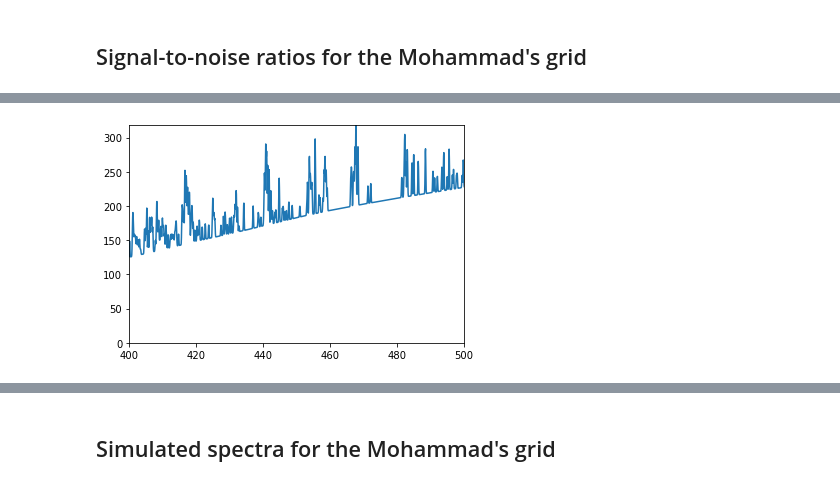
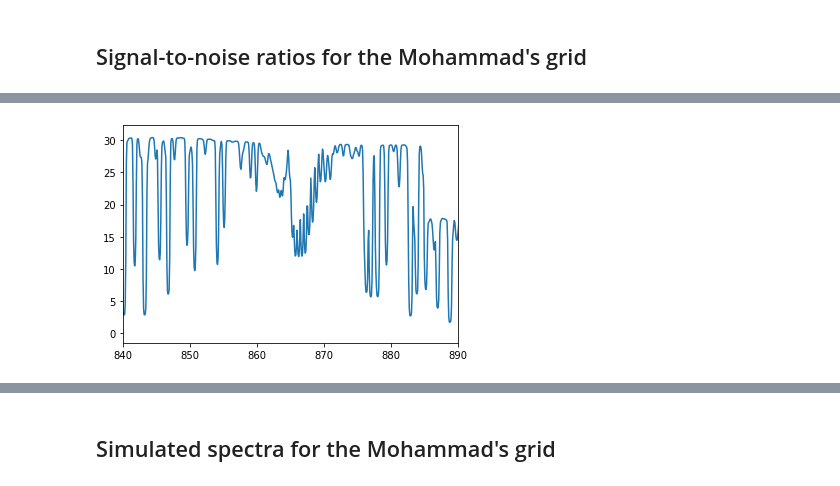
Before and after one commit to mihoishigaki/PFS_CalibStars, a Jupyter notebook: notebook/example_Mohammad_grid.ipynb, the cells around one changed output, grey strips where cells are left out. Cells and saved outputs as stored; diff of their text form; code cells hidden in the pictures.

```diff
--- a/notebook/example_Mohammad_grid.ipynb
+++ b/notebook/example_Mohammad_grid.ipynb
@@ -92,10 +110,7 @@ WARNING: Source spectrum will be extrapolated (at constant value for empirical m
 # %%
-w, noise = np.loadtxt(outnoisename, usecols = (2, 3), unpack = True)
-plt.plot(w, noise)
-plt.xlim(400., 500.)
-plt.ylim(0.0, np.max(noise[w<500.]))
-plt.show()
-
-# Nexp = 4 => noise ~ 200 @ 500nm
+#w, snc = np.loadtxt(outsncname, usecols = (2, 3), unpack = True)
+#plt.plot(w, snc)
+#plt.xlim(840., 890.)
+#plt.show()
 # %% [output]
-[figure, old version]
+[figure, new version]
```
Also changed, not shown: parts of 13 cells of this notebook, 5 other files.
